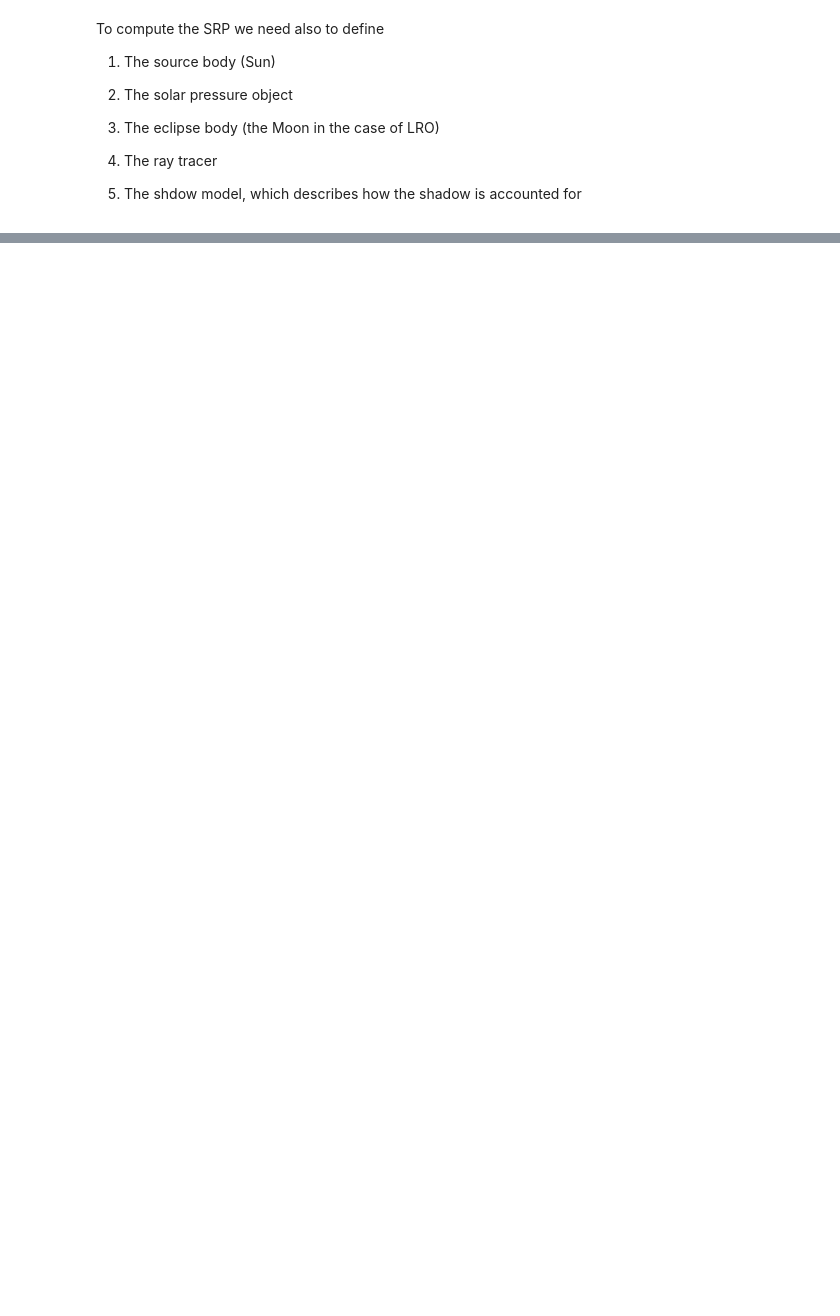
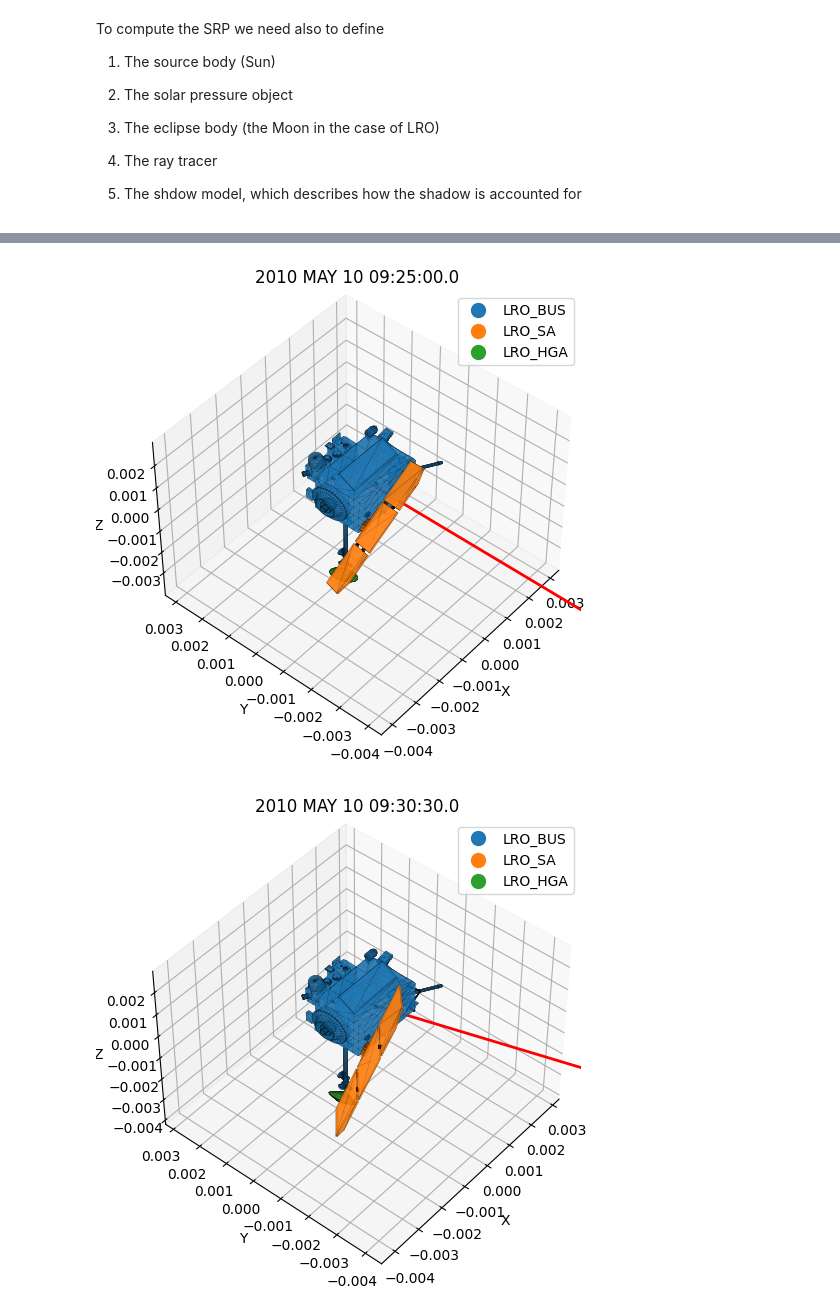
Before and after one commit to gaelccc/pyRTX, a Jupyter notebook: Notebooks/Notebook1.ipynb, the cells around one changed output, grey strips where cells are left out. Saved outputs shown, nothing was run; the diff lists cells and outputs as text; code cells hidden in the pictures; blank space fills up the shorter version.

```diff
--- a/Notebooks/Notebook1.ipynb
+++ b/Notebooks/Notebook1.ipynb
@@ -196,0 +235,26 @@ accel = srp.compute(epochs, n_cores = 1) * 1e3
+# %%
+# Let's get the Sun's diretion in the spacecraft frame at those epochs:
+unit_vectors = []
+for ep in n_epochs:
+    sunPos = sp.spkezr('Sun', ep, 'LRO_SC_BUS', 'LT+S', 'LRO')[0][0:3]
+    unit_vectors.append( sunPos/np.linalg.norm(sunPos) )
+
+# Now plot the four attitudes
+start_point = [0, 0, 0] # Origin of the sun direction arrow
+for i in range(len(n_epochs)):
+    mesh = lro.dump(n_epochs[i], split = True)
+    # Plot the spacecraft
+    fig, ax = plot_mesh(mesh,
+              title = sp.et2utc(n_epochs[i], 'C', 1),
+              figsize = (5,5),
+              labels = list(mesh_names),
+              elev = 45, azim = 220 # These are the angles of the viewpoint
+             )
+    # Add the arrow
+    direction = unit_vectors[i]
+    ax.quiver(start_point[0], start_point[1], start_point[2],
+          direction[0], direction[1], direction[2],
+          color='red', arrow_length_ratio=0.2, linewidth=2)
+# %% [output]
+[figure, added]
+[figure, added]
```
Also changed, not shown: parts of 10 cells of this notebook, 5 other files.
